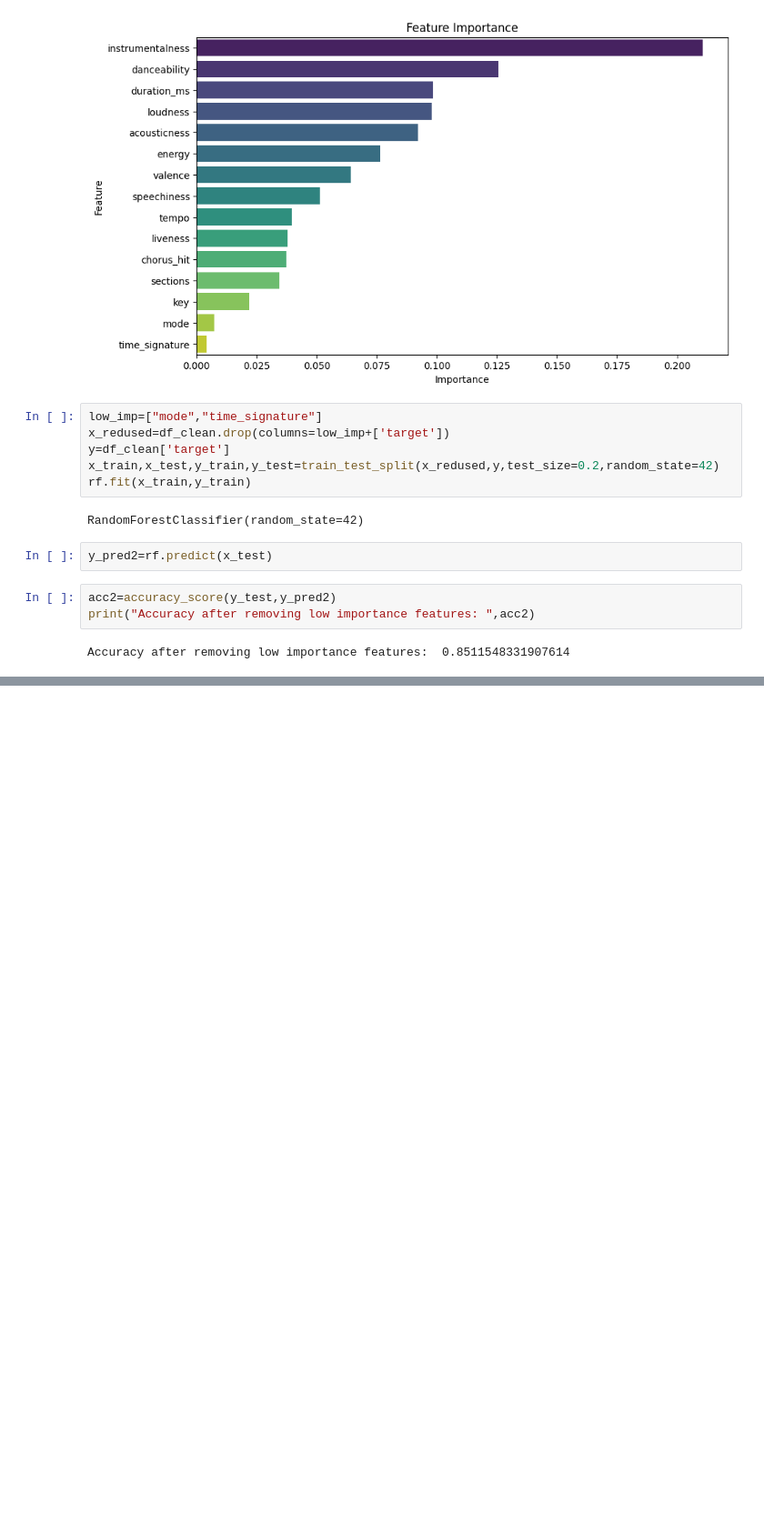
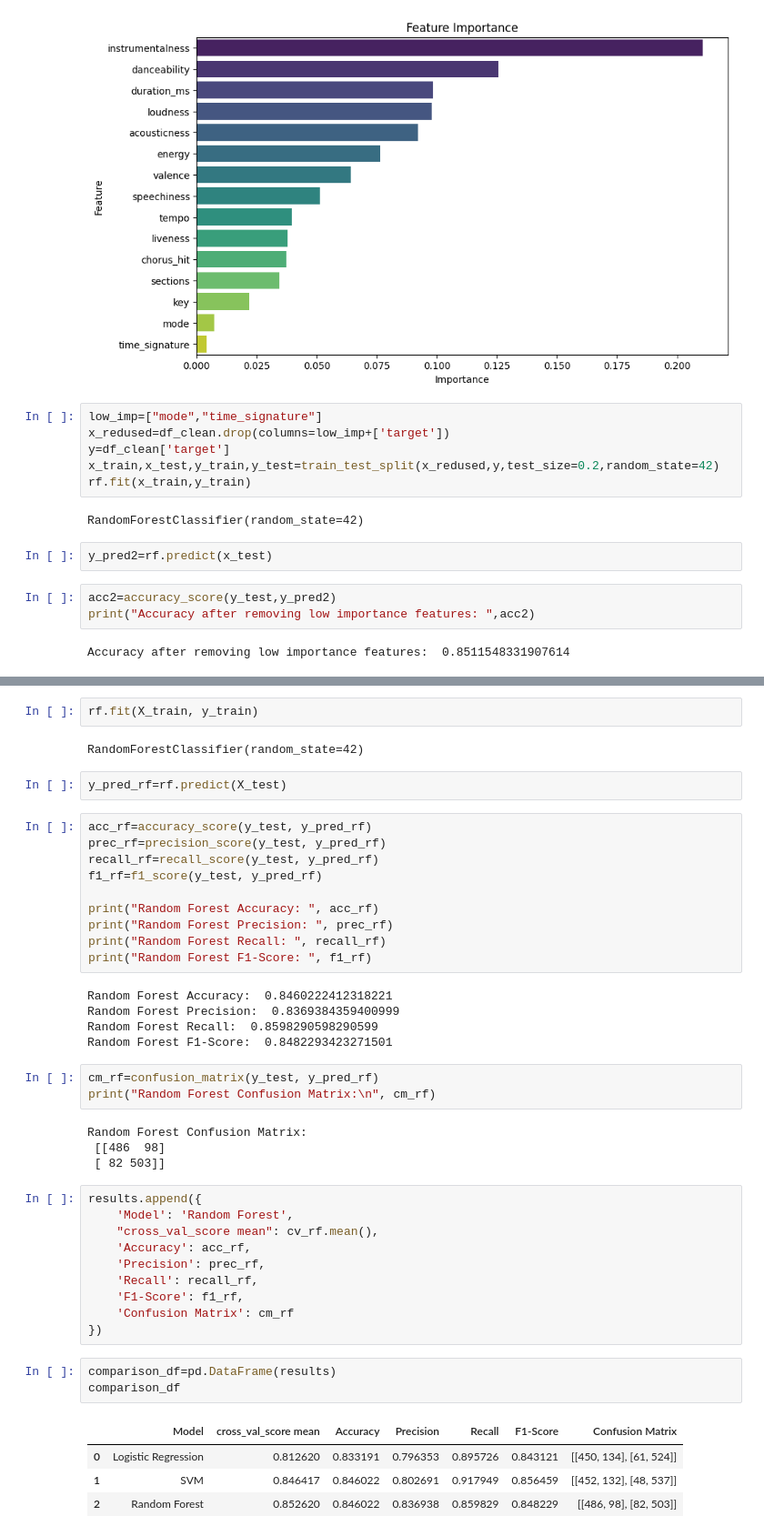
Before and after one commit to Ramadas7/Spotify-Hit-Predictor, a Jupyter notebook: notebook/spotify_hit_prediction.ipynb, the cells around one changed output, grey strips where cells are left out. Shown at 91% size. Saved outputs shown, nothing was run; the diff lists cells and outputs as text; blank space fills up the shorter version.

Commit message:
Completed training SVM, Logistic_Regression and Random Forest using K-Fold Cross Validation.

```diff
--- a/notebook/spotify_hit_prediction.ipynb
+++ b/notebook/spotify_hit_prediction.ipynb
@@ -467,0 +595,46 @@ Accuracy after removing low importance features:  0.8511548331907614
+# %%
+rf.fit(X_train, y_train)
+# %% [output]
+RandomForestClassifier(random_state=42)
+# %%
+y_pred_rf=rf.predict(X_test)
+# %%
+acc_rf=accuracy_score(y_test, y_pred_rf)
+prec_rf=precision_score(y_test, y_pred_rf)
+recall_rf=recall_score(y_test, y_pred_rf)
+f1_rf=f1_score(y_test, y_pred_rf)
+
+print("Random Forest Accuracy: ", acc_rf)
+print("Random Forest Precision: ", prec_rf)
+print("Random Forest Recall: ", recall_rf)
+print("Random Forest F1-Score: ", f1_rf)
+# %% [output]
+Random Forest Accuracy:  0.8460222412318221
+Random Forest Precision:  0.8369384359400999
+Random Forest Recall:  0.8598290598290599
+Random Forest F1-Score:  0.8482293423271501
+# %%
+cm_rf=confusion_matrix(y_test, y_pred_rf)
+print("Random Forest Confusion Matrix:\n", cm_rf)
+# %% [output]
+Random Forest Confusion Matrix:
+ [[486  98]
+ [ 82 503]]
+# %%
+results.append({
+    'Model': 'Random Forest',
+    "cross_val_score mean": cv_rf.mean(),
+    'Accuracy': acc_rf,
+    'Precision': prec_rf,
+    'Recall': recall_rf,
+    'F1-Score': f1_rf,
+    'Confusion Matrix': cm_rf
+})
+# %%
+comparison_df=pd.DataFrame(results)
+comparison_df
+# %% [output]
+|  | Model | cross_val_score mean | Accuracy | Precision | Recall | F1-Score | Confusion Matrix |
+| 0 | Logistic Regression | 0.812620 | 0.833191 | 0.796353 | 0.895726 | 0.843121 | [[450, 134], [61, 524]] |
+| 1 | SVM | 0.846417 | 0.846022 | 0.802691 | 0.917949 | 0.856459 | [[452, 132], [48, 537]] |
+| 2 | Random Forest | 0.852620 | 0.846022 | 0.836938 | 0.859829 | 0.848229 | [[486, 98], [82, 503]] |
```
Also changed, not shown: parts of 21 cells of this notebook.
